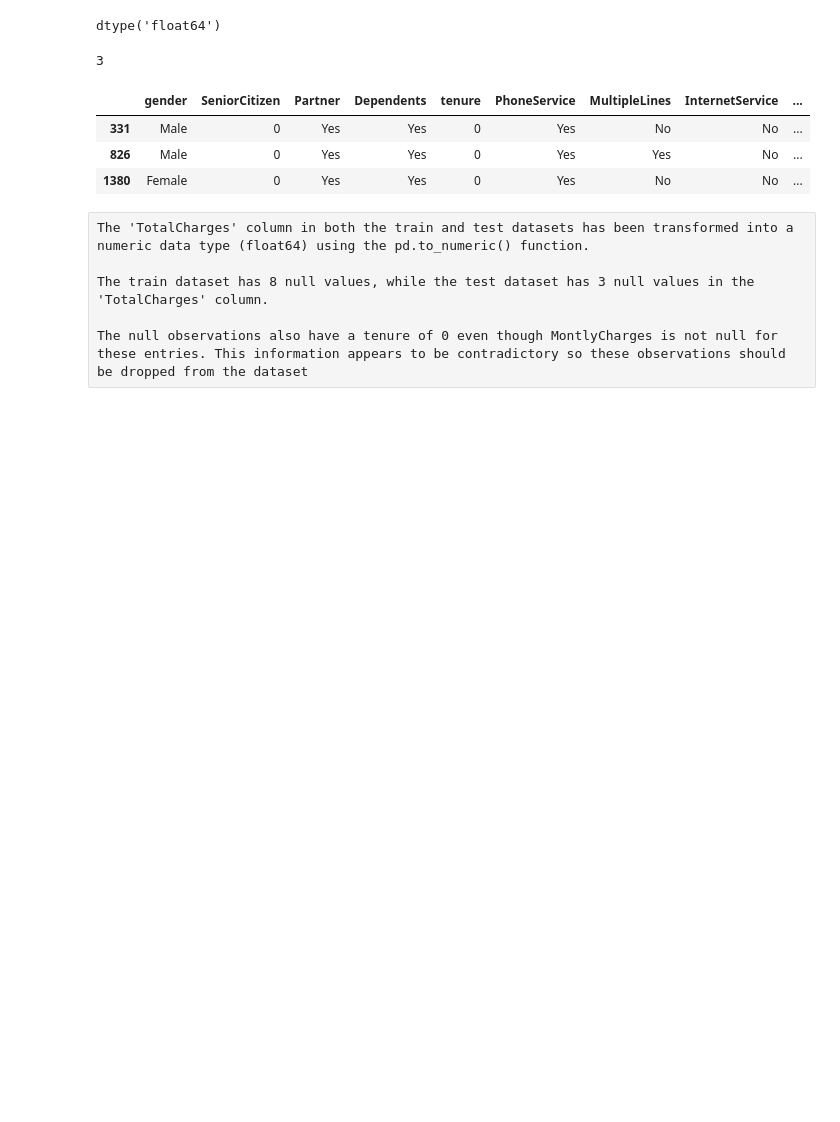
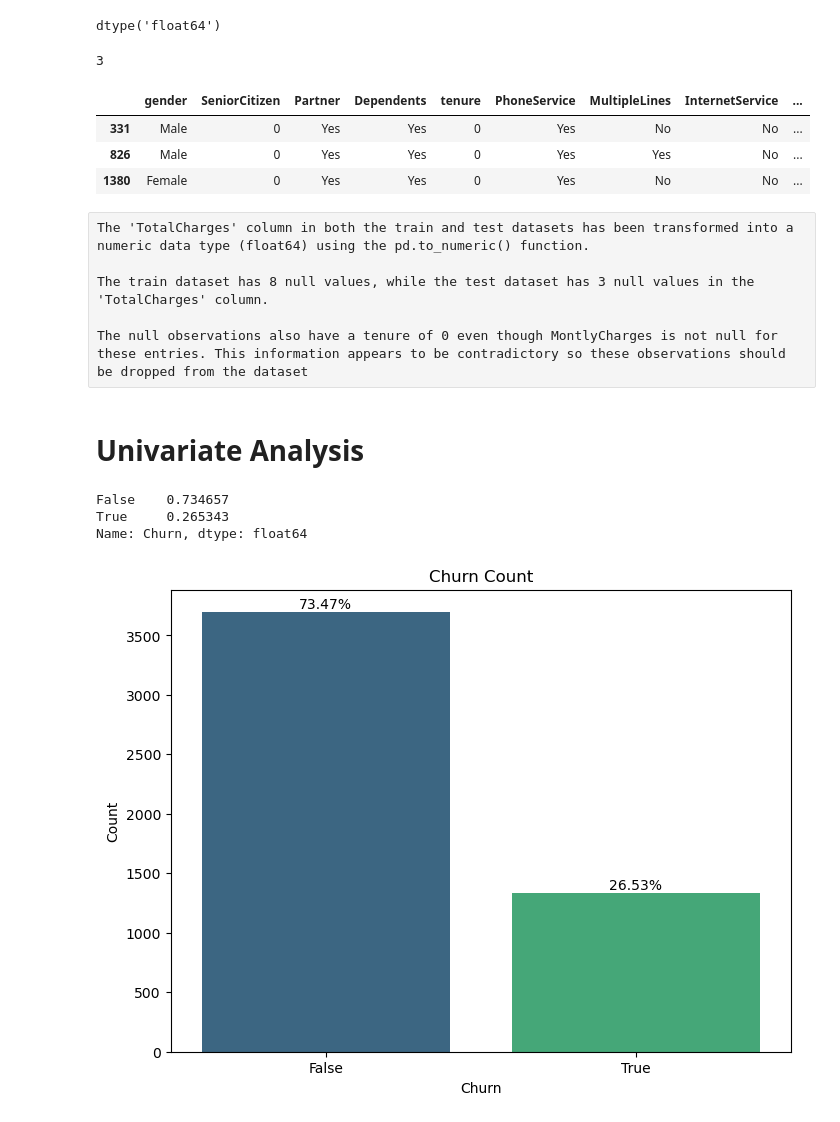
Before and after one commit to rasmodev/Customer-Churn-Prediction-Machine-Learning-Classification-Project, a Jupyter notebook: Classification_Telco_customer_churn.ipynb, the cells around one changed output. Drawn from its saved outputs; the diff is of its cells as text; code cells hidden in the pictures; blank space fills up the shorter version.

```diff
--- a/Classification_Telco_customer_churn.ipynb
+++ b/Classification_Telco_customer_churn.ipynb
@@ -628,3 +632,30 @@ train_df = train_df.dropna(subset=['TotalCharges'])
 # %%
 # Drop observations with null values in 'TotalCharges' column from test dataset
 test_df = test_df.dropna(subset=['TotalCharges'])
+# %% [markdown]
+# Univariate Analysis
+# %%
+# Calculate the normalized value counts of 'Churn' in the training dataset
+train_df['Churn'].value_counts(normalize=True)
+# %% [output]
+False    0.734657
+True     0.265343
+Name: Churn, dtype: float64
+# %%
+# Create a countplot to visualize the distribution of 'Churn' in the training dataset
+plt.figure(figsize=(8, 6))
+ax = sns.countplot(x='Churn', data=train_df, palette='viridis')
+plt.xlabel('Churn')
+plt.ylabel('Count')
+plt.title('Churn Count')
+
+# Calculate the percentages
+total = len(train_df['Churn'])
+for p in ax.patches:
+    height = p.get_height()
+    percentage = (height / total) * 100
+    ax.annotate(f'{percentage:.2f}%', (p.get_x() + p.get_width() / 2, height),
+                ha='center', va='bottom')
+plt.show()
+# %% [output]
+[figure, added]
```
Also changed, not shown: parts of 31 cells of this notebook.
